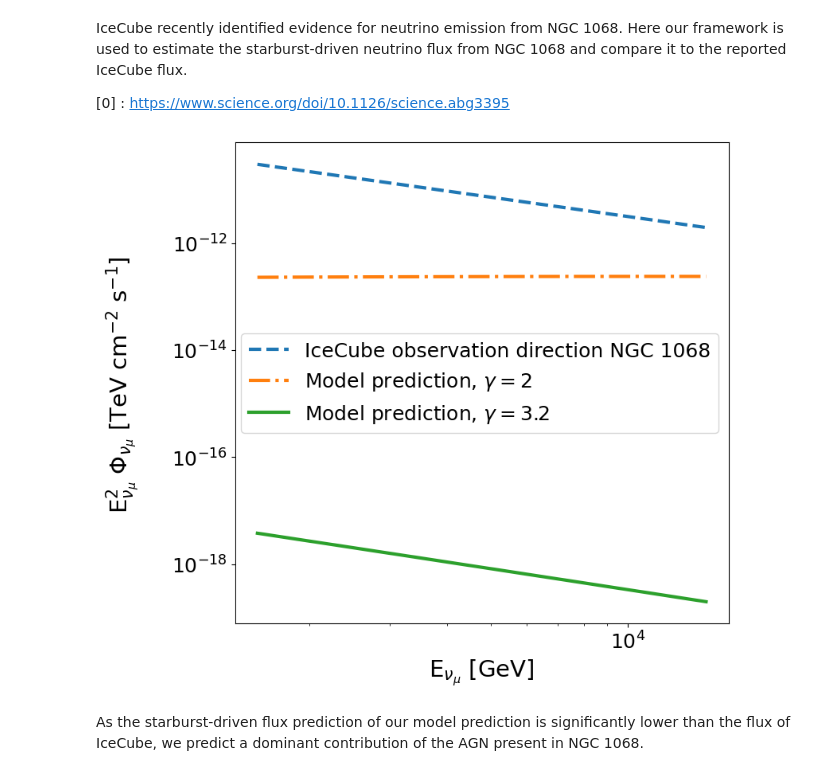
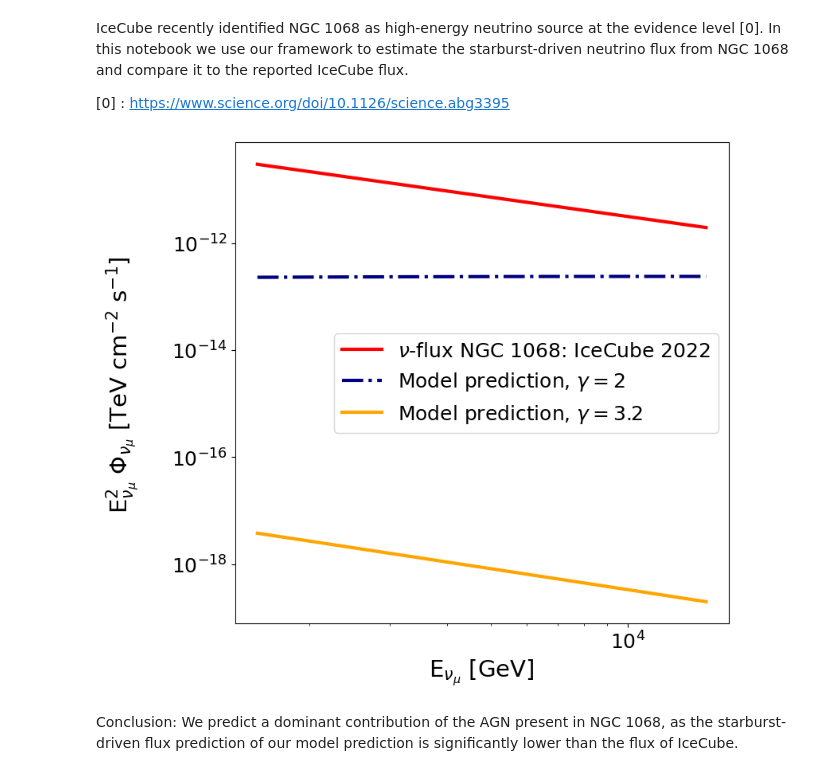
Before and after one commit to YarnoMerckx/neutrino-flux-GOALS-galaxies, a Jupyter notebook: NGC1068_flux_evidence.ipynb, the cells around one changed output. Drawn from its saved outputs; the diff is of its cells as text; code cells hidden in the pictures.

```diff
--- a/NGC1068_flux_evidence.ipynb
+++ b/NGC1068_flux_evidence.ipynb
@@ -9,39 +13,43 @@ import math
 # %% [markdown]
-IceCube recently identified evidence for neutrino emission from NGC 1068. Here our framework is used to estimate the starburst-driven neutrino flux from NGC 1068 and compare it to the reported IceCube flux.
+IceCube recently identified NGC 1068 as high-energy neutrino source at the evidence level [0]. In this notebook we use our framework to estimate the starburst-driven neutrino flux from NGC 1068 and compare it to the reported IceCube flux.
 
 [0] : https://www.science.org/doi/10.1126/science.abg3395
 # %%
-def NGC1068_spectrum(energy,phi0,E0,index):
-    return pow(energy,2)*phi0*pow(energy/E0,-index)
+def NGC1068_spectrum(energy,phi0,E0,gamma):
+    return pow(energy,2)*phi0*pow(energy/E0,-gamma)
+
 #phi0 is the flux normalization at 1 TeV
 #gamma = 3.2 +- 0.2 is the best-fit flux
 # %%
 NGC1068_evidence = np.loadtxt("NGC1068_evidence_flux.txt")
 NGC1068_evidence_x = [i[0] for i in NGC1068_evidence ]
-NGC1068_evidence_y = [NGC1068_spectrum(i*1e-3,5e-11,1,3.2) for i in NGC1068_evidence_x ]
-Our_model = [ 1e-3*Flux(i, 250, 500, 1000,150,4, 1e8, 0.52,15.9) for i in NGC1068_evidence_x]
-Our_model_2 = [ 1e-3*Flux(i, 250, 500, 1000,150,5.3, 1e8, 0.52,15.9) for i in NGC1068_evidence_x]
+NGC1068_evidence_y = [NGC1068_spectrum(energy=i*1e-3,
+                                       phi0=5e-11,
+                                       E0=1,
+                                       gamma=3.2) for i in NGC1068_evidence_x ]
+model_case_1 = [ 1e-3*Flux(i, 250, 500, 1000,150,4, 1e8, 0.52,15.9) for i in NGC1068_evidence_x]
+model_case_2 = [ 1e-3*Flux(i, 250, 500, 1000,150,5.3, 1e8, 0.52,15.9) for i in NGC1068_evidence_x]
 # %%
 fig=plt.figure(figsize=(8,8), dpi= 100, facecolor='w', edgecolor='k')
 
-plt.plot(NGC1068_evidence_x,NGC1068_evidence_y,linewidth = 3,linestyle = '--', label = 'IceCube observation direction NGC 1068')
+plt.plot(NGC1068_evidence_x,NGC1068_evidence_y,linewidth = 3,c='red',linestyle = '-', label = '$\\nu$-flux NGC 1068: IceCube 2022')
 
-plt.plot(NGC1068_evidence_x,Our_model, linewidth = 3,linestyle = '-.',label = 'Model prediction, $\\gamma = 2$')
-plt.plot(NGC1068_evidence_x,Our_model_2,linewidth = 3,label = 'Model prediction, $\\gamma = 3.2$')
+plt.plot(NGC1068_evidence_x,model_case_1, linewidth = 3,c='navy',linestyle = '-.',label = 'Model prediction, $\\gamma = 2$')
+plt.plot(NGC1068_evidence_x,model_case_2,linewidth = 3,c='orange',label = 'Model prediction, $\\gamma = 3.2$')
 
 plt.xlabel ("E$_{\\nu_\\mu}$ [GeV]", fontsize = 21)
 plt.ylabel('E$_{\\nu_{\\mu}}^2$ $\\Phi_{\\nu_\\mu}$ [TeV cm$^{-2}$ s$^{-1}$] \n', fontsize = 21)
 plt.legend(fontsize = 18)
 plt.xticks(fontsize = 18)
 plt.yticks(fontsize = 18)
 plt.xscale('log')
 plt.yscale('log')
 plt.xscale('log')
 plt.yscale('log')
 # %% [output]
-[figure, old version]
+[figure, new version]
 # %% [markdown]
-As the starburst-driven flux prediction of our model prediction is significantly lower than the flux of IceCube, we predict a dominant contribution of the AGN present in NGC 1068.
+Conclusion: We predict a dominant contribution of the AGN present in NGC 1068, as the starburst-driven flux prediction of our model prediction is significantly lower than the flux of IceCube.
 # %%
 NGC1068_100 = Flux(1e3, 250, 500, 100,150,4, 1e8, 0.56,15.9)
 NGC1068_1000 = Flux(1e3, 250, 500, 1000,150,4, 1e8, 0.56,15.9)
```
Also changed, not shown: parts of 8 cells of this notebook, 10 other files.
